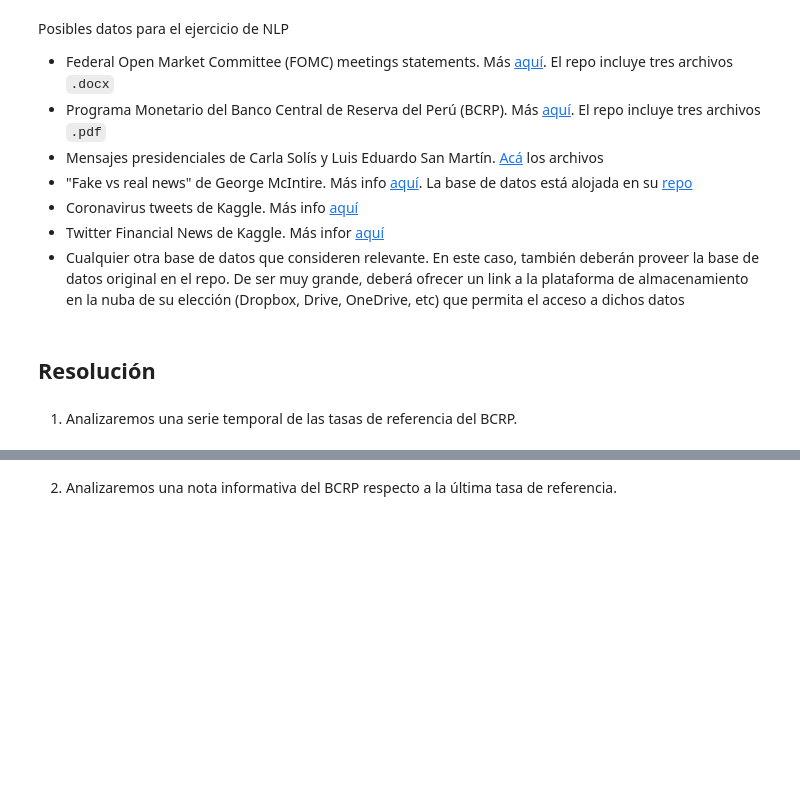
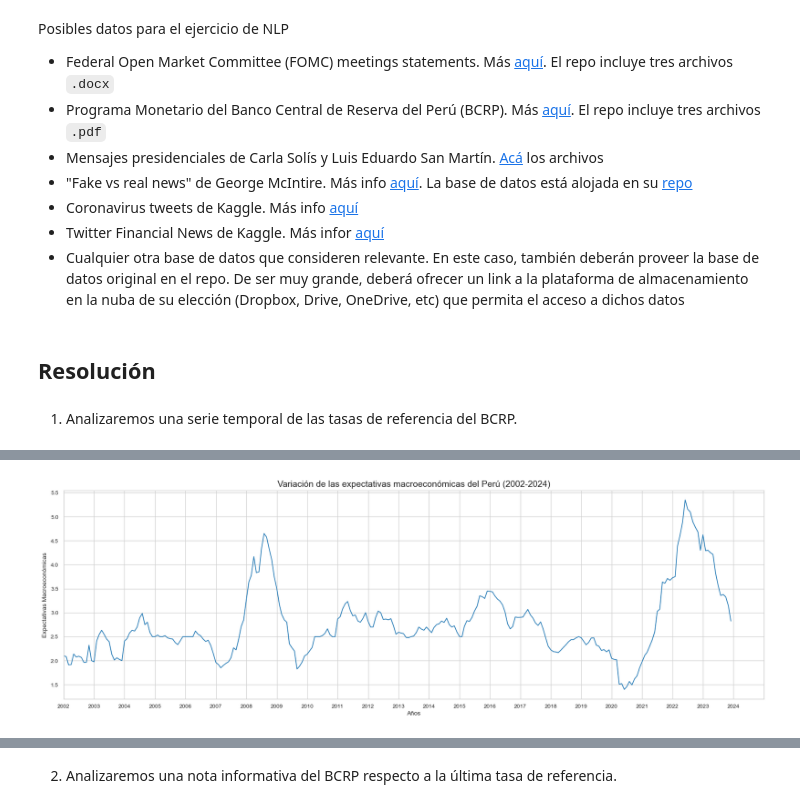
Before and after one commit to qlab-intro-python/proyecto-final-pf-arce-y-mundaca, a Jupyter notebook: proyecto_final.ipynb, the cells around one changed output, grey strips where cells are left out. Cells and saved outputs as stored; diff of their text form; code cells hidden in the pictures; blank space fills up the shorter version.

Commit message:
Agregamos a las expectativas macroeconómicas

```diff
--- a/proyecto_final.ipynb
+++ b/proyecto_final.ipynb
@@ -249,0 +137,78 @@ plt.show()
+# %%
+#Ahora analizaremos las expectativas macroeconómicas:
+# Importamos bibliotecas:
+import requests
+import pandas as pd
+import matplotlib.pyplot as plt
+import matplotlib.dates as mdates
+import matplotlib.ticker as ticker
+
+# Obtenemos los datos de la API del BCRP:
+response = requests.get("https://estadisticas.bcrp.gob.pe/estadisticas/series/api/PD12912AM/json/2002/2024/esp")
+datas = response.json()  # Mantenido como 'datas'
+
+# Extraemos los datos de las expectativas macroeconómicas del BCRP
+expectativas_data = [{"month & year": item["name"], "expectativas macroeconómicas": float(item["values"][0])} for item in datas["periods"]]  # Cambiado de 'data' a 'datas'
+
+# Creamos el DataFrame de las expectativas macroeconómicas
+df_expectativas = pd.DataFrame(expectativas_data)
+
+# Diccionario para mapear los nombres de los meses del español al inglés
+month_map = {
+    'Ene': 'Jan',
+    'Feb': 'Feb',
+    'Mar': 'Mar',
+    'Abr': 'Apr',
+    'May': 'May',
+    'Jun': 'Jun',
+    'Jul': 'Jul',
+    'Ago': 'Aug',
+    'Set': 'Sep',
+    'Oct': 'Oct',
+    'Nov': 'Nov',
+    'Dic': 'Dec'
+}
+
+# Función para convertir los nombres de los meses del español al inglés
+def convert_month_name(date_str):
+    for esp, eng in month_map.items():
+        date_str = date_str.replace(esp, eng)
+    return date_str
+
+# Aplica la función a la columna 'month & year'
+df_expectativas['month & year'] = df_expectativas['month & year'].apply(convert_month_name)
+
+# Ahora puedes convertir la columna 'month & year' a formato datetime
+df_expectativas['month & year'] = pd.to_datetime(df_expectativas['month & year'], format='%b.%Y')
+
+# Ordenamos el DataFrame por fecha
+df_expectativas.sort_values('month & year', inplace=True)
+
+# Creamos el primer gráfico
+# 1. Crea la figura y el eje
+fig, ax = plt.subplots(figsize=(20, 6))
+
+# 2. Dibujamos los datos
+ax.plot(df_expectativas['month & year'], df_expectativas['expectativas macroeconómicas'])
+
+# 3. Configuramos el formato de las fechas en el eje x
+years = mdates.YearLocator()   # cada año
+years_fmt = mdates.DateFormatter('%Y')
+ax.xaxis.set_major_locator(years)
+ax.xaxis.set_major_formatter(years_fmt)
+
+# 4. Configuramos las etiquetas y el título
+ax.set_xlabel('Años')
+ax.set_ylabel('Expectativas Macroeconómicas')
+ax.set_title('Variación de las expectativas macroeconómicas del Perú (2002-2024)', fontsize=14)
+
+# 5. Definimos la cuadrícula
+ax.grid(True)
+
+# 6. Limitamos el rango del eje x
+ax.set_xlim(pd.Timestamp('2002-01-01'), pd.Timestamp('2024-12-31'))
+
+# 7. Mostramos el gráfico
+plt.show()
+# %% [output]
+[figure, added]
```
Also changed, not shown: parts of 10 cells of this notebook.
